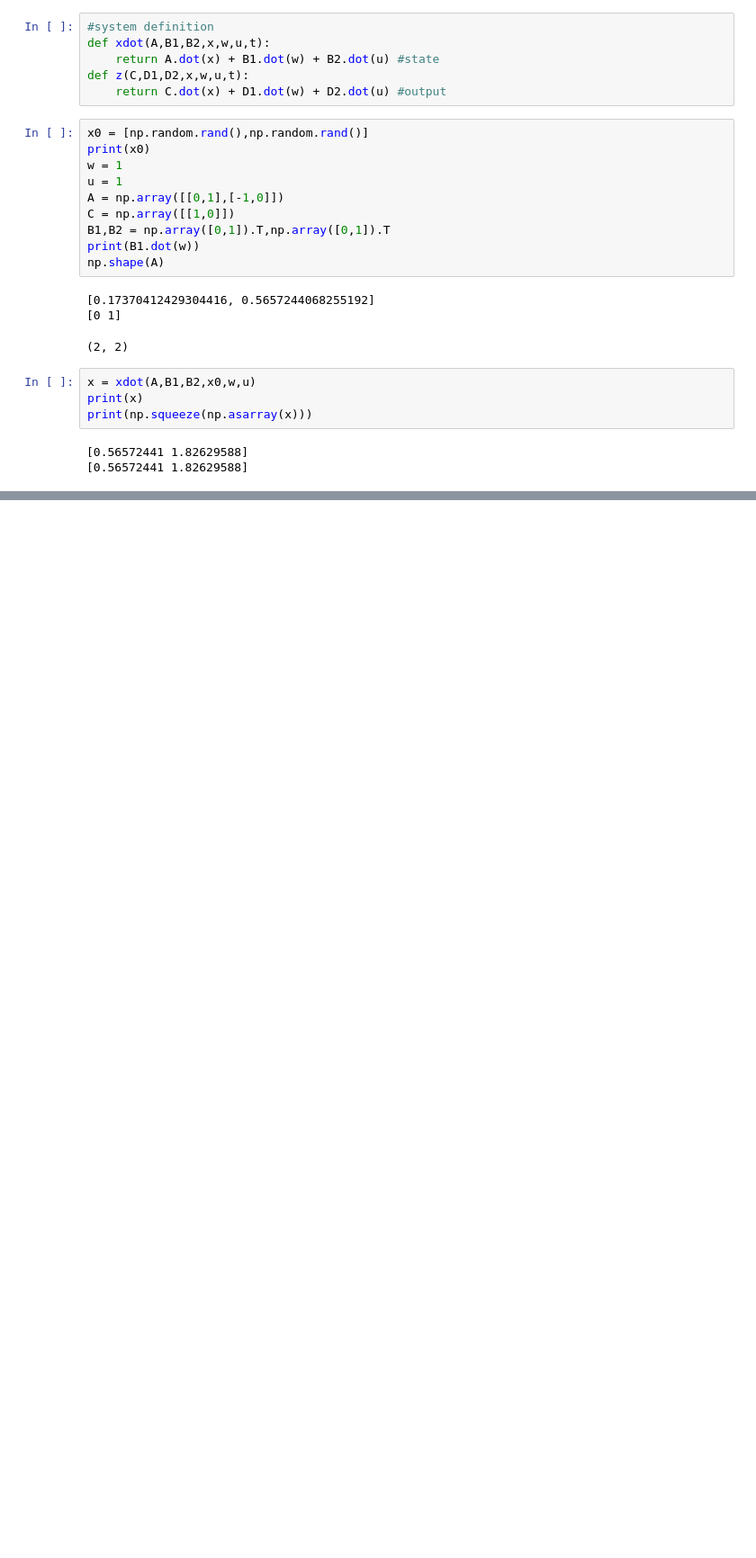
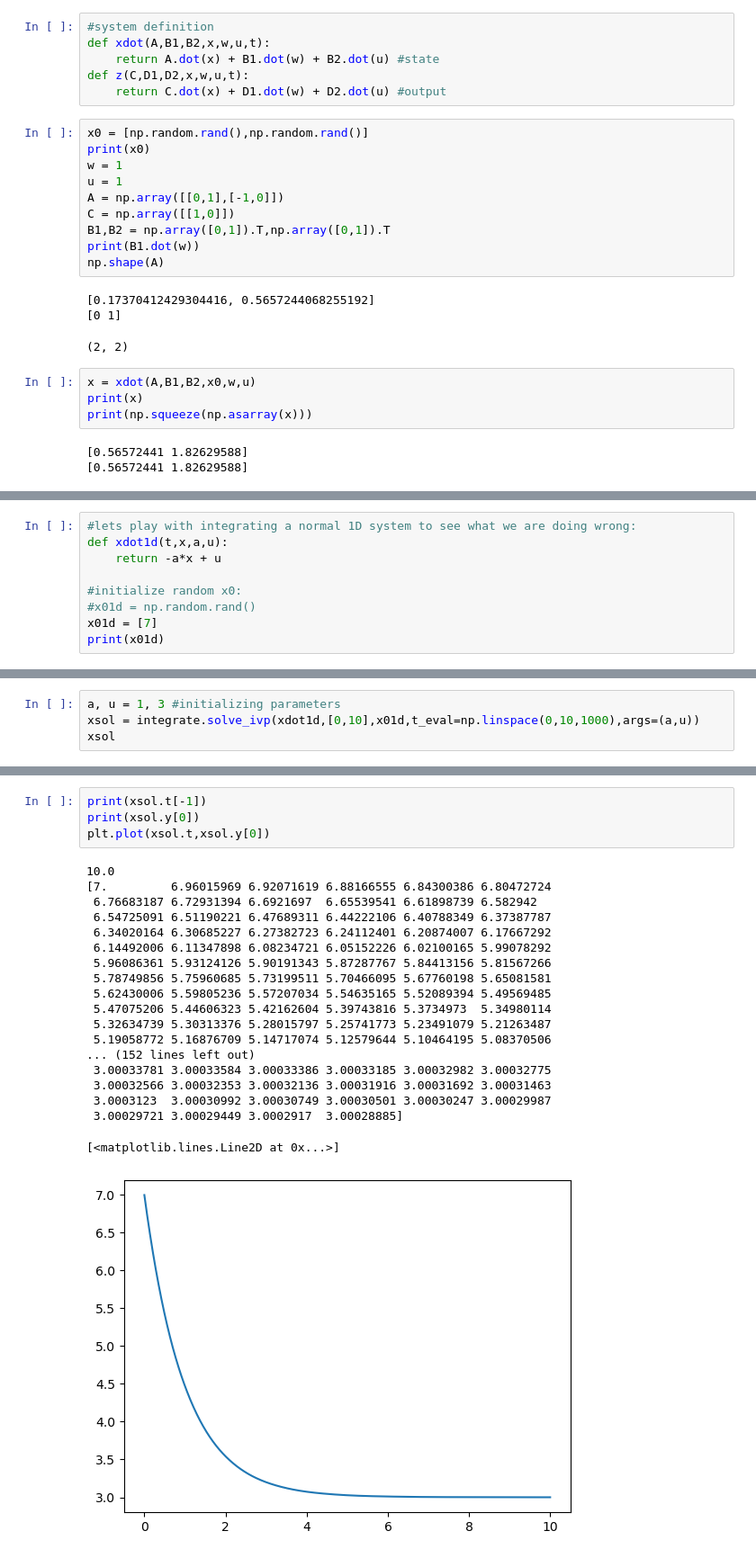
Before and after one commit to medjaijedi/MAS_Final_Project, a Jupyter notebook: constant_outputtracking_constdist.ipynb, the cells around one changed output, grey strips where cells are left out. Shown at 90% size. Cells and saved outputs as stored; diff of their text form; blank space fills up the shorter version.

```diff
--- a/constant_outputtracking_constdist.ipynb
+++ b/constant_outputtracking_constdist.ipynb
@@ -37,0 +36,9 @@ AttributeError: 'float' object has no attribute 'dot'
+# %%
+#lets play with integrating a normal 1D system to see what we are doing wrong:
+def xdot1d(t,x,a,u):
+    return -a*x + u
+
+#initialize random x0:
+#x01d = np.random.rand()
+x01d = [7]
+print(x01d)
@@ -37,0 +47,4 @@ AttributeError: 'float' object has no attribute 'dot'
+# %%
+a, u = 1, 3 #initializing parameters
+xsol = integrate.solve_ivp(xdot1d,[0,10],x01d,t_eval=np.linspace(0,10,1000),args=(a,u))
+xsol
@@ -37,0 +69,24 @@ AttributeError: 'float' object has no attribute 'dot'
+# %%
+print(xsol.t[-1])
+print(xsol.y[0])
+plt.plot(xsol.t,xsol.y[0])
+# %% [output]
+10.0
+[7.         6.96015969 6.92071619 6.88166555 6.84300386 6.80472724
+ 6.76683187 6.72931394 6.6921697  6.65539541 6.61898739 6.582942
+ 6.54725091 6.51190221 6.47689311 6.44222106 6.40788349 6.37387787
+ 6.34020164 6.30685227 6.27382723 6.24112401 6.20874007 6.17667292
+ 6.14492006 6.11347898 6.08234721 6.05152226 6.02100165 5.99078292
+ 5.96086361 5.93124126 5.90191343 5.87287767 5.84413156 5.81567266
+ 5.78749856 5.75960685 5.73199511 5.70466095 5.67760198 5.65081581
+ 5.62430006 5.59805236 5.57207034 5.54635165 5.52089394 5.49569485
+ 5.47075206 5.44606323 5.42162604 5.39743816 5.3734973  5.34980114
+ 5.32634739 5.30313376 5.28015797 5.25741773 5.23491079 5.21263487
+ 5.19058772 5.16876709 5.14717074 5.12579644 5.10464195 5.08370506
+... (152 lines left out)
+ 3.00033781 3.00033584 3.00033386 3.00033185 3.00032982 3.00032775
+ 3.00032566 3.00032353 3.00032136 3.00031916 3.00031692 3.00031463
+ 3.0003123  3.00030992 3.00030749 3.00030501 3.00030247 3.00029987
+ 3.00029721 3.00029449 3.0002917  3.00028885]
+[<matplotlib.lines.Line2D at 0x...>]
+[figure, added]
```
Also changed, not shown: parts of 3 cells of this notebook, 1 other file.
